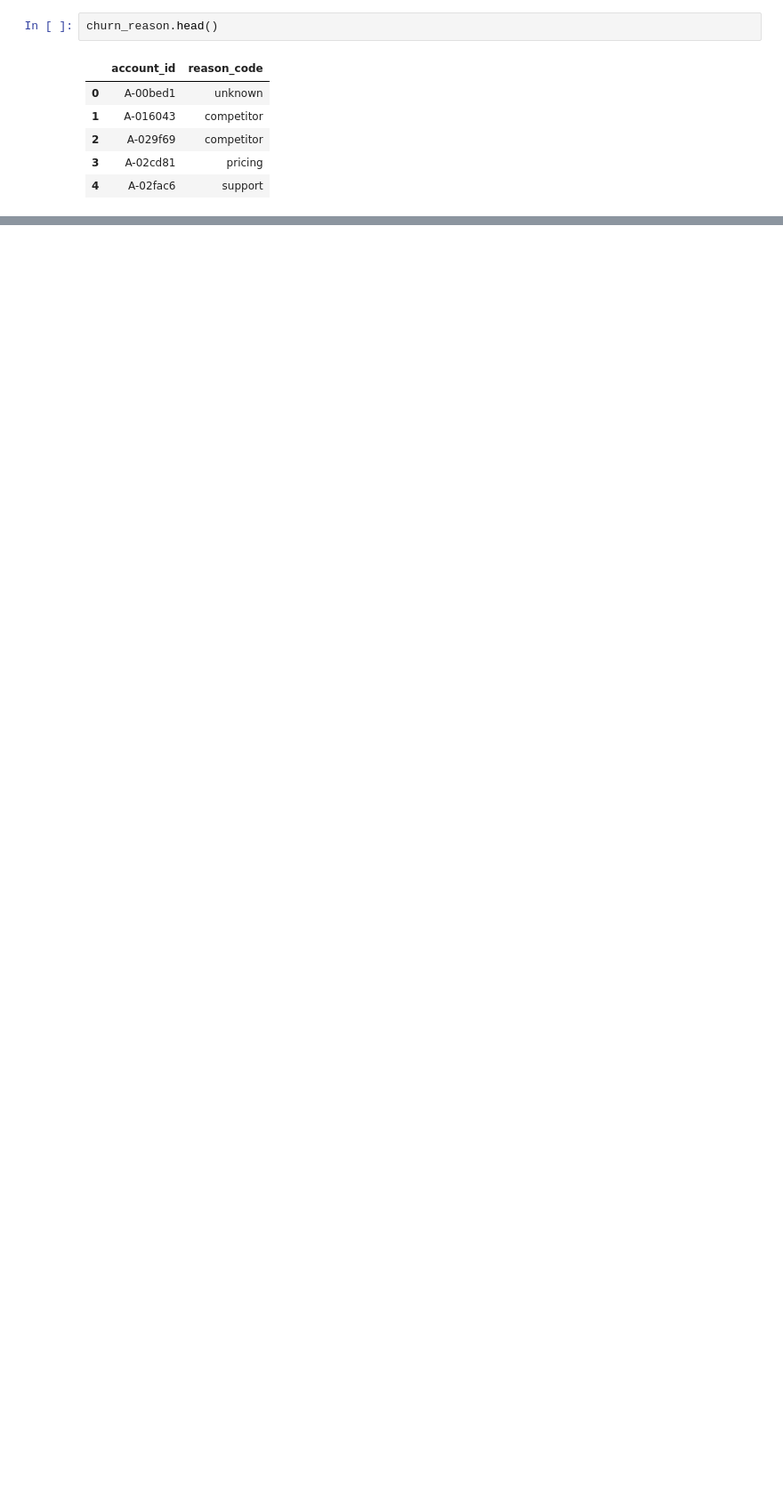
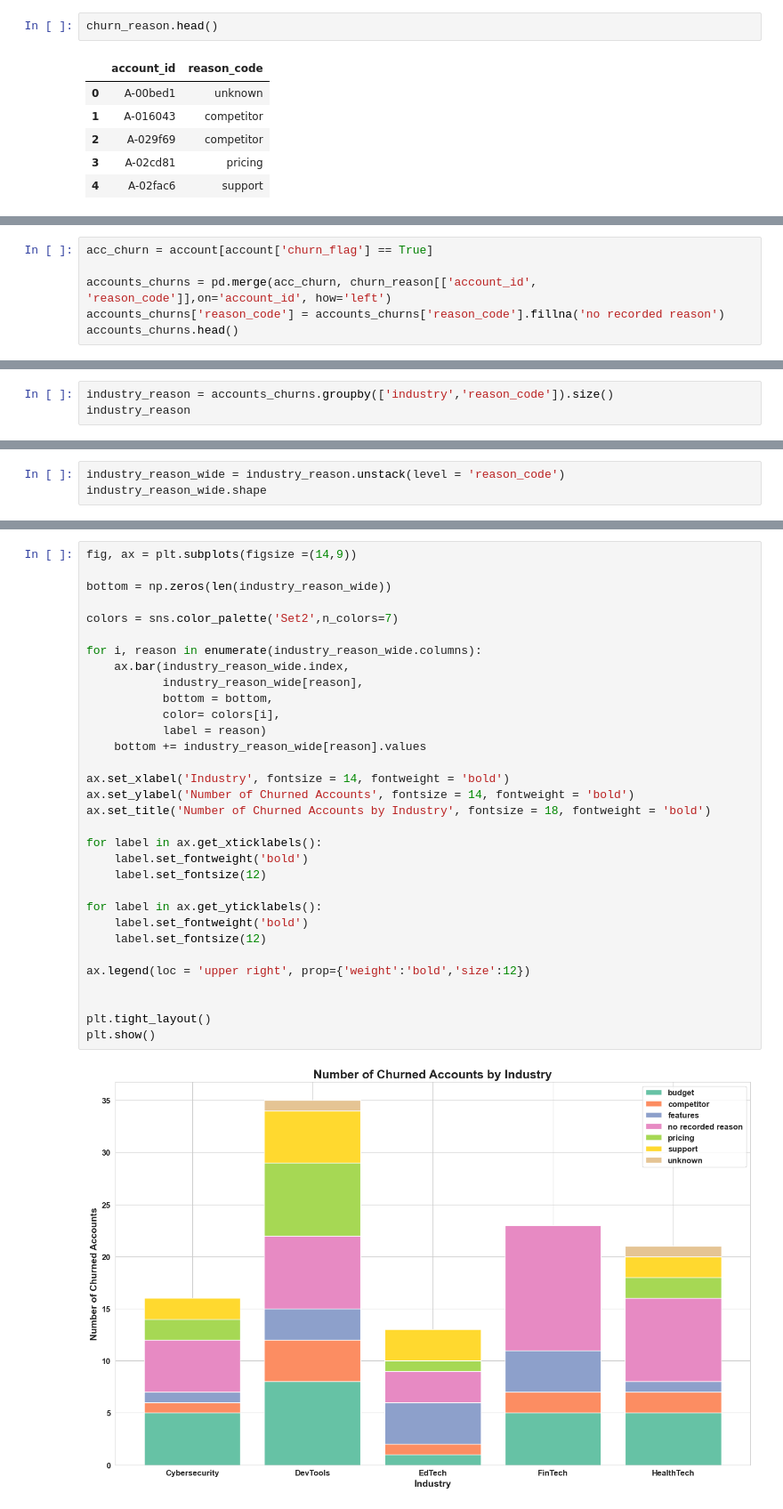
Before and after one commit to christianrm0821/saas-churn-analysis, a Jupyter notebook: saas_case_study/saas_case_study.ipynb, the cells around one changed output, grey strips where cells are left out. Shown at 89% size. Drawn from its saved outputs; the diff is of its cells as text; blank space fills up the shorter version.

```diff
--- a/saas_case_study/saas_case_study.ipynb
+++ b/saas_case_study/saas_case_study.ipynb
@@ -389,0 +479,6 @@ dtype: int64
+# %%
+acc_churn = account[account['churn_flag'] == True]
+
+accounts_churns = pd.merge(acc_churn, churn_reason[['account_id', 'reason_code']],on='account_id', how='left')
+accounts_churns['reason_code'] = accounts_churns['reason_code'].fillna('no recorded reason')
+accounts_churns.head()
@@ -389,0 +496,3 @@ dtype: int64
+# %%
+industry_reason = accounts_churns.groupby(['industry','reason_code']).size()
+industry_reason
@@ -389,0 +517,3 @@ dtype: int64
+# %%
+industry_reason_wide = industry_reason.unstack(level = 'reason_code')
+industry_reason_wide.shape
@@ -389,0 +528,34 @@ dtype: int64
+# %%
+fig, ax = plt.subplots(figsize =(14,9))
+
+bottom = np.zeros(len(industry_reason_wide))
+
+colors = sns.color_palette('Set2',n_colors=7)
+
+for i, reason in enumerate(industry_reason_wide.columns):
+    ax.bar(industry_reason_wide.index,
+           industry_reason_wide[reason],
+           bottom = bottom,
+           color= colors[i],
+           label = reason)
+    bottom += industry_reason_wide[reason].values
+
+ax.set_xlabel('Industry', fontsize = 14, fontweight = 'bold')
+ax.set_ylabel('Number of Churned Accounts', fontsize = 14, fontweight = 'bold')
+ax.set_title('Number of Churned Accounts by Industry', fontsize = 18, fontweight = 'bold')
+
+for label in ax.get_xticklabels():
+    label.set_fontweight('bold')
+    label.set_fontsize(12)
+
+for label in ax.get_yticklabels():
+    label.set_fontweight('bold')
+    label.set_fontsize(12)
+
+ax.legend(loc = 'upper right', prop={'weight':'bold','size':12})
+
+
+plt.tight_layout()
+plt.show()
+# %% [output]
+[figure, added]
```
Also changed, not shown: parts of 39 cells of this notebook.
